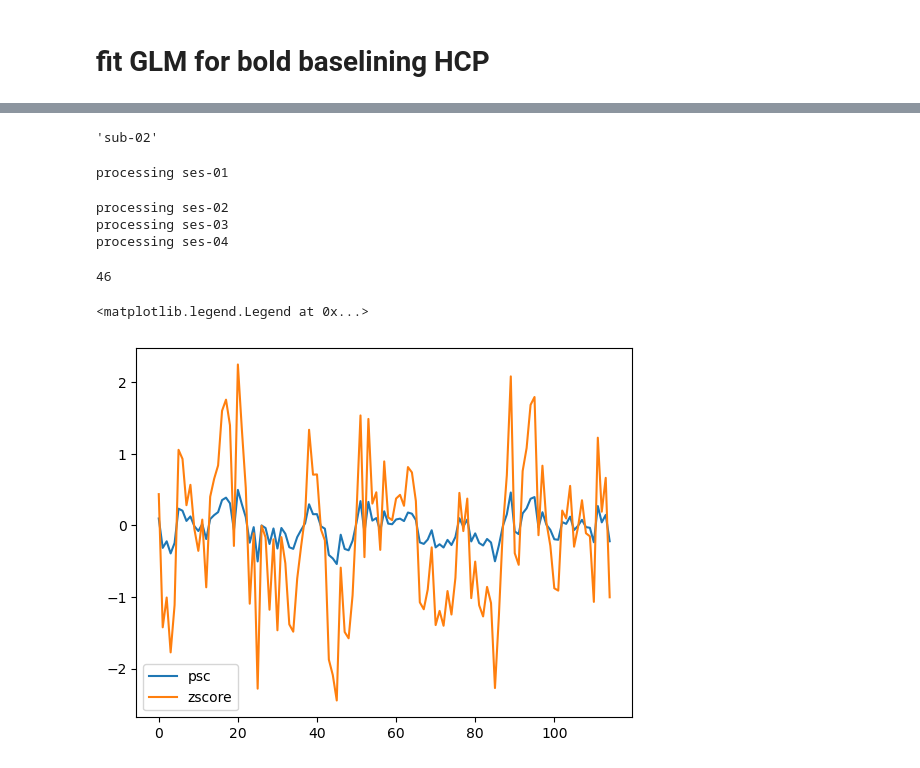
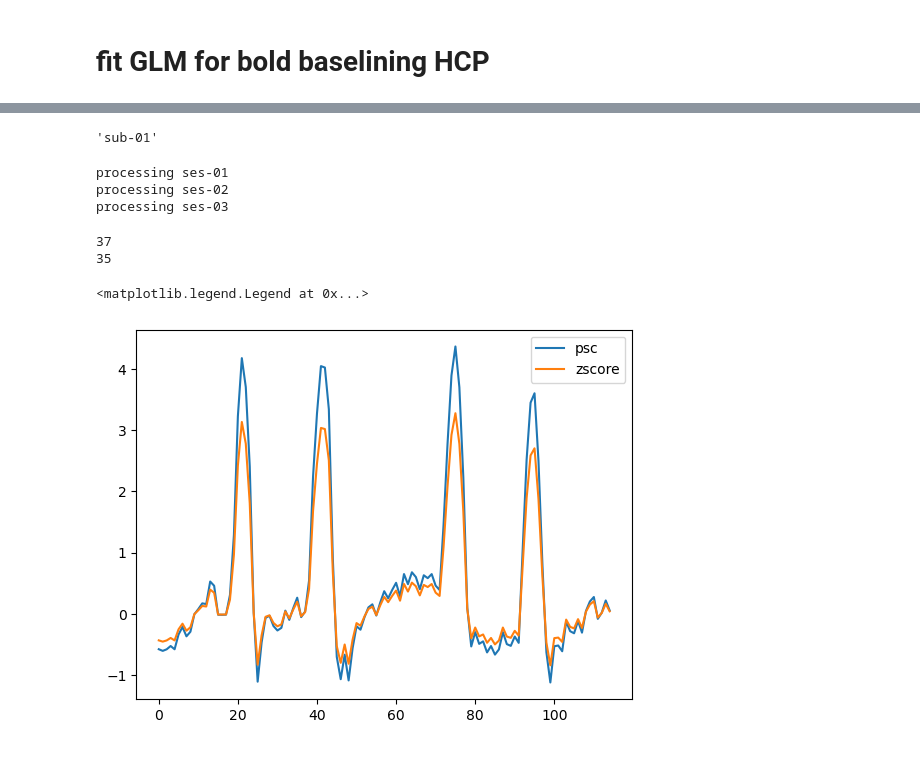
Before and after one commit to RonvdKlundert/cfdn, a Jupyter notebook: notebooks/prepoc_baseline_hcp.ipynb, the cells around one changed output, grey strips where cells are left out. Cells and saved outputs as stored; diff of their text form; code cells hidden in the pictures.

```diff
--- a/notebooks/prepoc_baseline_hcp.ipynb
+++ b/notebooks/prepoc_baseline_hcp.ipynb
@@ -23,9 +11,9 @@ import h5py
 import matplotlib.pyplot as plt
 # %%
-subject = 'sub-02'
+subject = 'sub-01'
 deriv_dir = '/scratch/2021/nprf_ss/derivatives/'
-scalar_dir = '/tank/klundert/projects/means_hcp999999/'
-ldtr_dir = '/tank/klundert/projects/detrend_psc_hcp999999/'
+scalar_dir = '/tank/shared/2021/visual/DN-CF/derivatives/means_hcp999999'
+ldtr_dir = '/tank/shared/2021/visual/DN-CF/derivatives/detrend_psc_hcp999999/'
 sbj = preprocess.participant(subject, deriv_dir, scalar_dir, ldtr_dir)
 # %%
 sbj.sessions
@@ -48,15 +36,16 @@ sbj.get_scalars()
 # %%
 sbj.subject
 # %% [output]
-'sub-02'
+'sub-01'
 # %%
 sbj.get_folds_detrend(remove_edge=True)
 # %% [output]
 processing ses-01
+processing ses-02
+processing ses-03
-processing ses-02
-processing ses-03
-processing ses-04
 # %%
+# discard run 9 and 7 from subject 1, these registrations look awful
+
 all_data = list(sbj.data)
 if subject == 'sub-02':
     print(len(all_data))
@@ -66,5 +55,6 @@ else:
     del all_data[6]
     print(len(all_data))
 # %% [output]
-46
+37
+35
 # %%
@@ -83,8 +77,10 @@ np.save(f'/tank/klundert/projects/hcp_data_folds/{subject}/data_all_detrend_{sub
 # %%
+# quick figure to check a voxels timecourse in both data scalings
+
 plt.figure()
-plt.plot(data_train[10000,:].T, label='psc')
-plt.plot(data_train[10000,:].T/np.std(data_train[10000,:].T), label='zscore')
+plt.plot(data_train[95000,:].T, label='psc')
+plt.plot(data_train[95000,:].T/np.std(data_train[95000,:].T), label='zscore')
 plt.legend()
 # %% [output]
 <matplotlib.legend.Legend at 0x...>
-[figure, old version]
+[figure, new version]
```
Also changed, not shown: parts of 4 cells of this notebook, 6 other files.
